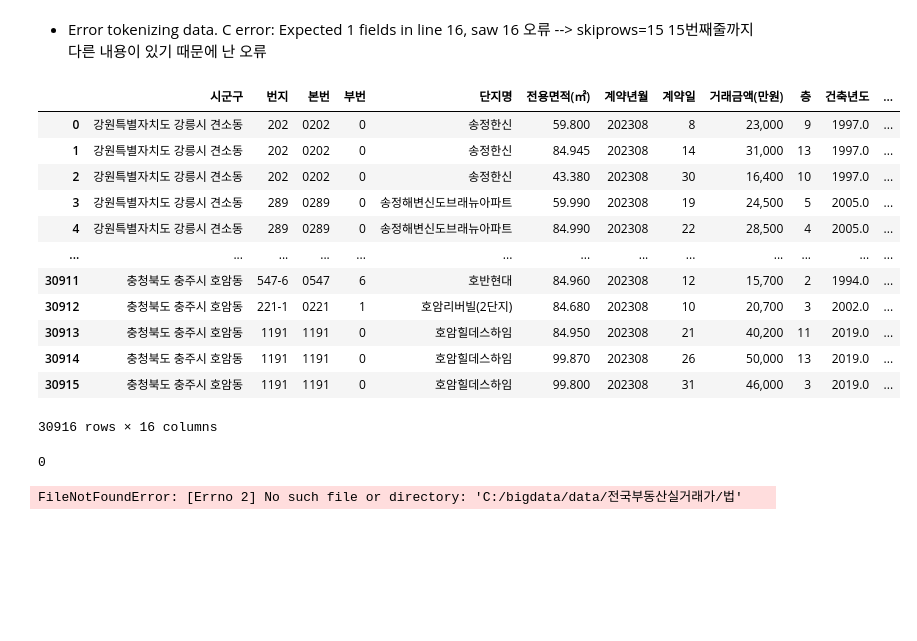
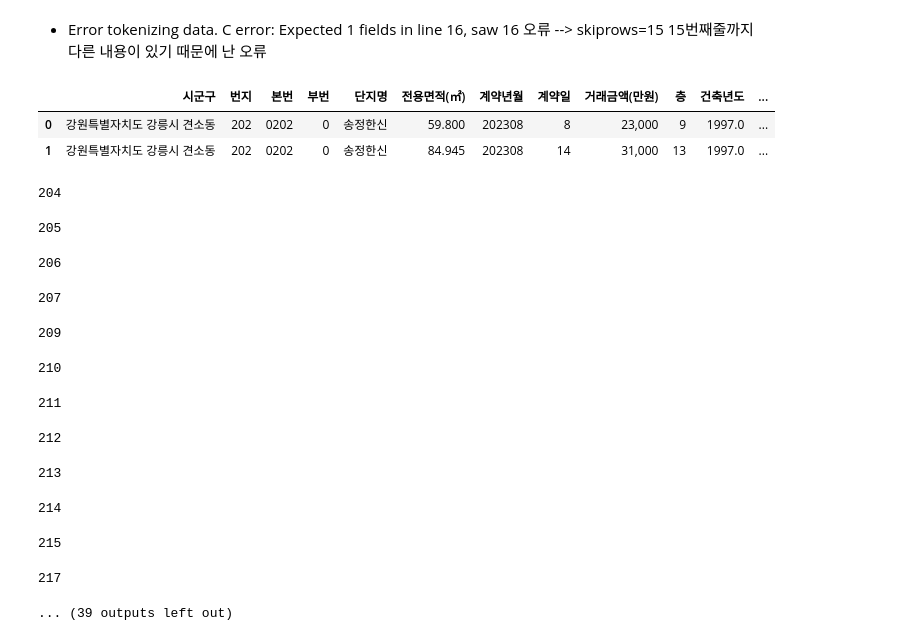
Before and after one commit to HyunahKim1111/himedia_jupyter_files, a Jupyter notebook: 나홀로연습03_부동산실거래.ipynb, the cells around one changed output. Saved outputs shown, nothing was run; the diff lists cells and outputs as text; code cells hidden in the pictures; blank space fills up the shorter version.

```diff
--- a/나홀로연습03_부동산실거래.ipynb
+++ b/나홀로연습03_부동산실거래.ipynb
@@ -62,35 +62,30 @@ UnicodeDecodeError: 'utf-8' codec can't decode byte 0xa1 in position 1: invalid
 # %%
 data = pd.read_csv('C:/bigdata/data/전국부동산실거래가/2023_08.csv',skiprows=15, encoding='cp949')
 # %%
-data
+data.head(2)
 # %% [output]
 |  | 시군구 | 번지 | 본번 | 부번 | 단지명 | 전용면적(㎡) | 계약년월 | 계약일 | 거래금액(만원) | 층 | 건축년도 | ... |
 | 0 | 강원특별자치도 강릉시 견소동 | 202 | 0202 | 0 | 송정한신 | 59.800 | 202308 | 8 | 23,000 | 9 | 1997.0 | ... |
 | 1 | 강원특별자치도 강릉시 견소동 | 202 | 0202 | 0 | 송정한신 | 84.945 | 202308 | 14 | 31,000 | 13 | 1997.0 | ... |
-| 2 | 강원특별자치도 강릉시 견소동 | 202 | 0202 | 0 | 송정한신 | 43.380 | 202308 | 30 | 16,400 | 10 | 1997.0 | ... |
-| 3 | 강원특별자치도 강릉시 견소동 | 289 | 0289 | 0 | 송정해변신도브래뉴아파트 | 59.990 | 202308 | 19 | 24,500 | 5 | 2005.0 | ... |
-| 4 | 강원특별자치도 강릉시 견소동 | 289 | 0289 | 0 | 송정해변신도브래뉴아파트 | 84.990 | 202308 | 22 | 28,500 | 4 | 2005.0 | ... |
-| ... | ... | ... | ... | ... | ... | ... | ... | ... | ... | ... | ... | ... |
-| 30911 | 충청북도 충주시 호암동 | 547-6 | 0547 | 6 | 호반현대 | 84.960 | 202308 | 12 | 15,700 | 2 | 1994.0 | ... |
-| 30912 | 충청북도 충주시 호암동 | 221-1 | 0221 | 1 | 호암리버빌(2단지) | 84.680 | 202308 | 10 | 20,700 | 3 | 2002.0 | ... |
-| 30913 | 충청북도 충주시 호암동 | 1191 | 1191 | 0 | 호암힐데스하임 | 84.950 | 202308 | 21 | 40,200 | 11 | 2019.0 | ... |
-| 30914 | 충청북도 충주시 호암동 | 1191 | 1191 | 0 | 호암힐데스하임 | 99.870 | 202308 | 26 | 50,000 | 13 | 2019.0 | ... |
-| 30915 | 충청북도 충주시 호암동 | 1191 | 1191 | 0 | 호암힐데스하임 | 99.800 | 202308 | 31 | 46,000 | 3 | 2019.0 | ... |
-30916 rows × 16 columns
 # %%
-# # 폴더에 있는 여러개의 csv파일을 하나의 데이터프레임에 담기
-# data_hap = pd.DataFrame()
-# for idx, i in enumerate(file_list[:-8]):
-#     print(idx, end="\r") # 작업이 얼마나 되고있는지 눈으로 보고 싶으면 enumerate idx를 사용하면 돼!
-#     data = pd.read_csv(f'C:/bigdata/data/전국부동산실거래가/{i}', skiprows=15, encoding='cp949')
-#     data_hap = pd.concat([data_hap,data])
+# 폴더에 있는 여러개의 csv파일을 하나의 데이터프레임에 담기
+# 왜 f포메팅이지??
+data_hap = pd.DataFrame()
+for idx, i in enumerate(file_list[:-8]):
+    print(idx, end="\r")
+    data = pd.read_csv(f'C:/bigdata/data/전국부동산실거래가/{i}', skiprows=15, encoding='cp949')
+    data_hap = pd.concat([data_hap, data])
+# %% [output]
+204
+205
+206
+207
+209
+210
+211
+212
+213
+214
+215
+217
+... (39 outputs left out)
-# %%
-# 폴더에 있는 여러개의 csv파일을 하나의 데이터프레임에 담기
-data_hap = pd.DataFrame()
-for idx, i in enumerate(file_list[-8]):
-    print(idx, end="\r")
-    data = pd.read_csv(f'C:/bigdata/data/전국부동산실거래가/{i}',skiprows=15, encoding='cp949')
-    data_hap = pd.concat([data_hap, data])
-# %% [output]
-0
-FileNotFoundError: [Errno 2] No such file or directory: 'C:/bigdata/data/전국부동산실거래가/법'
```
Also changed, not shown: parts of 27 cells of this notebook.
